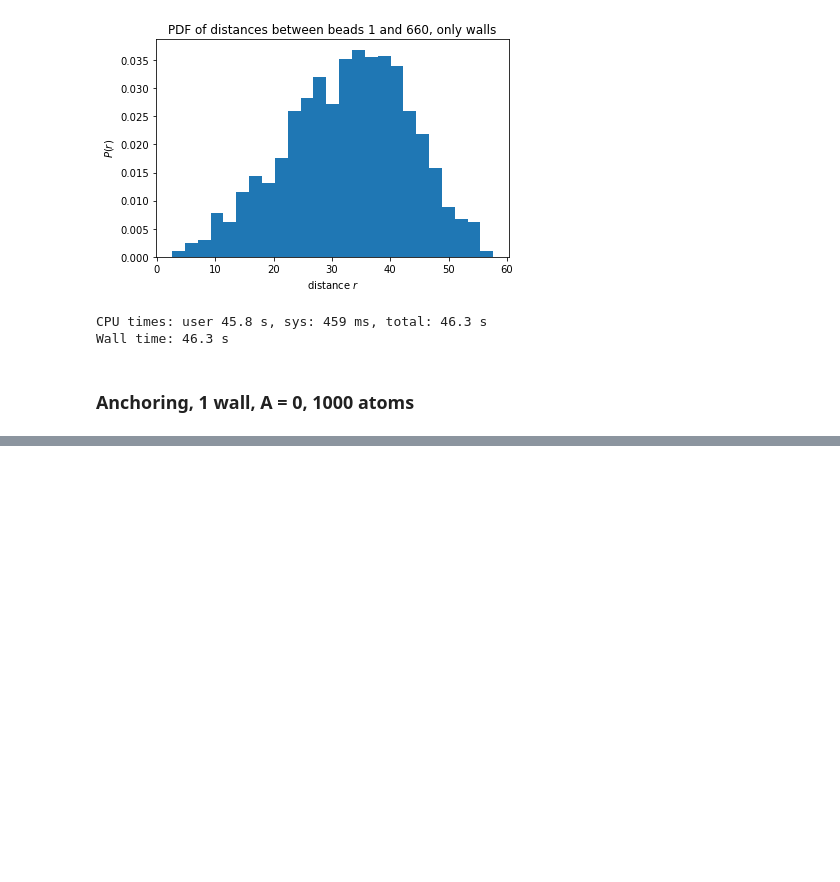
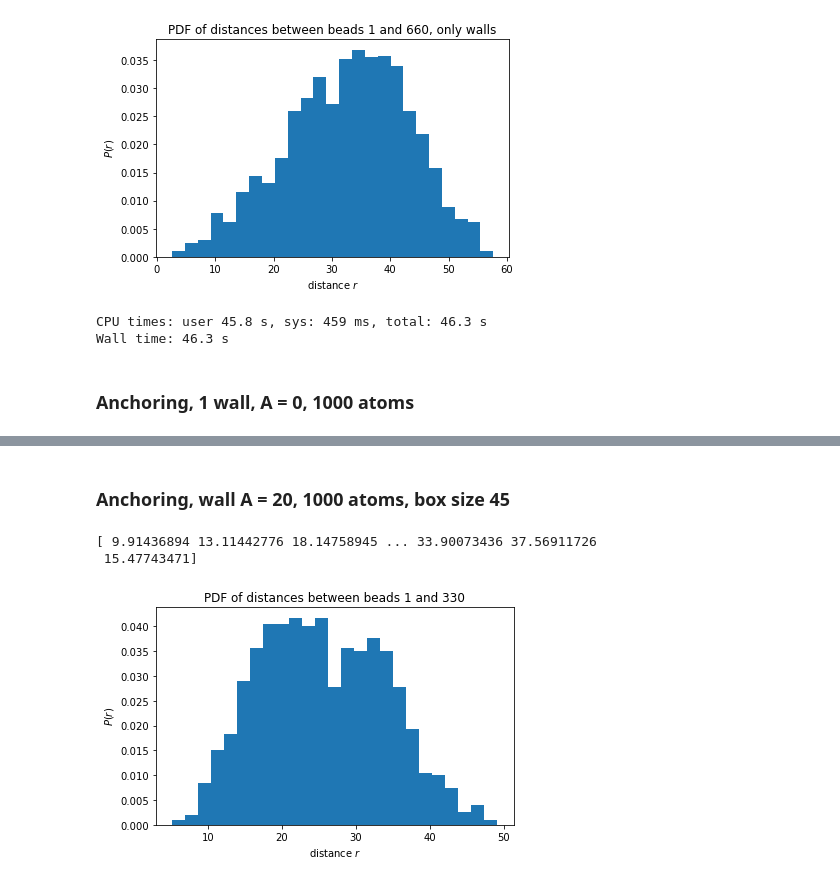
Before and after one commit to PHouzel/So-many-chromosomes, a Jupyter notebook: analysis/probability-density-function-r.ipynb, the cells around one changed output, grey strips where cells are left out. Saved outputs shown, nothing was run; the diff lists cells and outputs as text; code cells hidden in the pictures; blank space fills up the shorter version.

Commit message:
Run 1000 anchoring

```diff
--- a/analysis/probability-density-function-r.ipynb
+++ b/analysis/probability-density-function-r.ipynb
@@ -153,0 +156,12 @@ Wall time: 21.3 s
+# %% [markdown]
+### Anchoring, wall A = 20, 1000 atoms, box size 45
+# %%
+%%time
+directory = '../run2-1000/dumplin_cluster_anchoring_wall'
+gendist = 330
+ref = 1
+plotpdf(directory,gendist,ref,'PDF of distances between beads '+str(ref)+' and '+str(gendist))
+# %% [output]
+[ 9.91436894 13.11442776 18.14758945 ... 33.90073436 37.56911726
+ 15.47743471]
+[figure, added]
```
Also changed, not shown: parts of 3 cells of this notebook, 9 other files.
